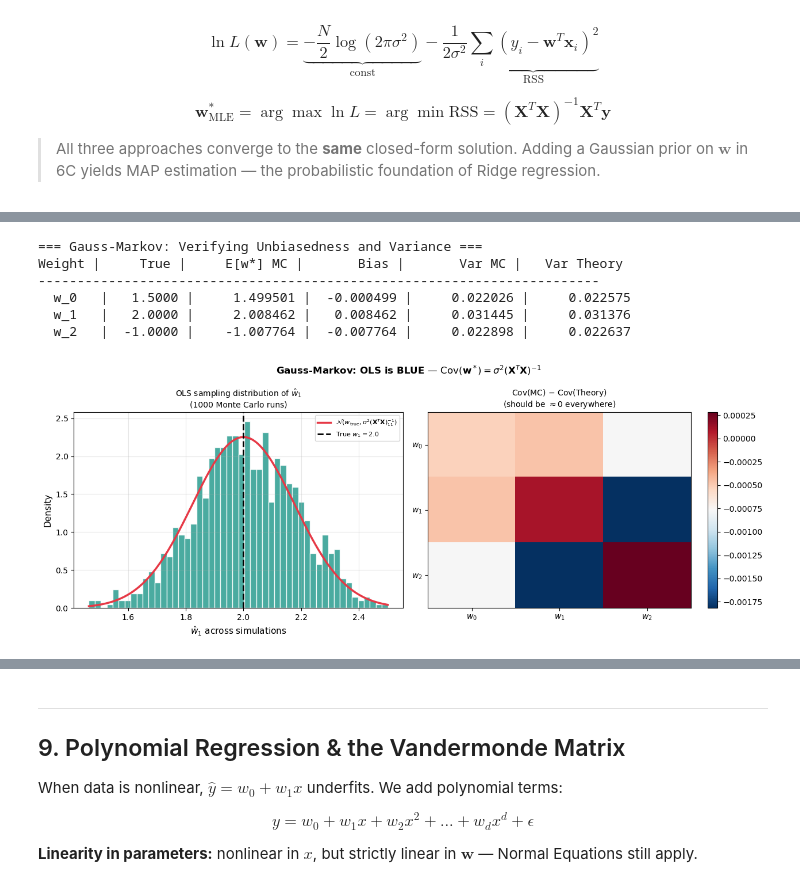
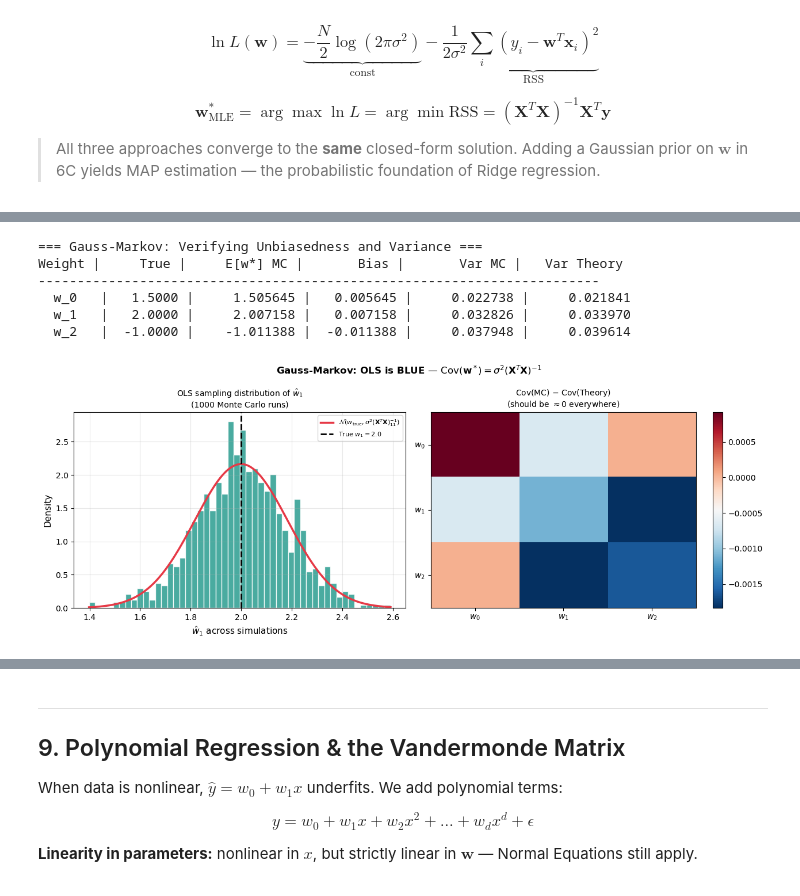
Before and after one commit to matteoguerrucci7-max/Machine-Learning, a Jupyter notebook: 06_linear_regression.ipynb, the cells around one changed output, grey strips where cells are left out. Saved outputs shown, nothing was run; the diff lists cells and outputs as text; code cells hidden in the pictures.

```diff
--- a/06_linear_regression.ipynb
+++ b/06_linear_regression.ipynb
@@ -391,12 +391,12 @@ import numpy as np
 import matplotlib.pyplot as plt
 from scipy.stats import norm as spnorm
 
-np.random.seed(11)
+rng = np.random.default_rng(11)
 N = 40
-x = np.sort(np.random.uniform(0, 4, N))
+x = np.sort(rng.uniform(0, 4, N))
 w_true = np.array([0.5, 1.8])
 sigma  = 0.6
-y = w_true[0] + w_true[1]*x + np.random.normal(0, sigma, N)
+y = w_true[0] + w_true[1]*x + rng.normal(0, sigma, N)
 
 X     = np.column_stack([np.ones(N), x])
 w_mle = np.linalg.inv(X.T@X) @ X.T @ y
@@ -521,17 +533,17 @@ OLS has **minimum variance** among all linear unbiased estimators. $\blacksquare
 import numpy as np
 import matplotlib.pyplot as plt
 
-np.random.seed(42)
+rng = np.random.default_rng(42)
 N_sim = 1000    # Monte Carlo simulations
 N, d  = 30, 2
-X_fixed = np.hstack([np.ones((N,1)), np.random.randn(N,d)])
+X_fixed = np.hstack([np.ones((N,1)), rng.standard_normal((N,d))])
 w_true  = np.array([1.5, 2.0, -1.0])
 sigma   = 0.8
 
 # Collect OLS estimates over many noise realizations
 ols_estimates = []
 for _ in range(N_sim):
-    eps = np.random.normal(0, sigma, N)
+    eps = rng.normal(0, sigma, N)
     y   = X_fixed @ w_true + eps
     w_hat = np.linalg.lstsq(X_fixed, y, rcond=None)[0]
     ols_estimates.append(w_hat)
@@ -554,37 +566,37 @@ for j in range(d+1):
 fig, axes = plt.subplots(1, 2, figsize=(13, 5))
 
 ax = axes[0]
 ax.hist(ols_estimates[:,1], bins=50, color='#2A9D8F', edgecolor='white', alpha=0.85, density=True)
 from scipy.stats import norm as spnorm
 xs = np.linspace(ols_estimates[:,1].min(), ols_estimates[:,1].max(), 300)
 ax.plot(xs, spnorm.pdf(xs, w_true[1], np.sqrt(Cov_theory[1,1])), '#E63946', lw=2.5,
         label=r'$\mathcal{N}(w_{\mathrm{true}}, \sigma^2(\mathbf{X}^T\mathbf{X})^{-1}_{11})$')
 ax.axvline(w_true[1], color='black', lw=2, linestyle='--', label=f'True $w_1={w_true[1]}$')
 ax.set_xlabel('$\\hat{w}_1$ across simulations', fontsize=11)
 ax.set_ylabel('Density', fontsize=11)
 ax.set_title(f'OLS sampling distribution of $\\hat{{w}}_1$\n({N_sim} Monte Carlo runs)', fontsize=10)
 ax.legend(fontsize=8); ax.grid(True, alpha=0.3)
 
 # Covariance matrix comparison
 ax2 = axes[1]
 Cov_mc = np.cov(ols_estimates.T)
 im = ax2.imshow(Cov_mc - Cov_theory, cmap='RdBu_r', aspect='auto')
 plt.colorbar(im, ax=ax2)
 ax2.set_title('Cov(MC) $-$ Cov(Theory)\n(should be $\\approx 0$ everywhere)', fontsize=10)
 ax2.set_xticks([0,1,2]); ax2.set_yticks([0,1,2])
 ax2.set_xticklabels(['$w_0$','$w_1$','$w_2$'])
 ax2.set_yticklabels(['$w_0$','$w_1$','$w_2$'])
 
 plt.suptitle(r'Gauss-Markov: OLS is BLUE — $\text{Cov}(\mathbf{w}^*) = \sigma^2(\mathbf{X}^T\mathbf{X})^{-1}$', fontsize=12, fontweight='bold')
 plt.tight_layout(); plt.show()
 # %% [output]
 === Gauss-Markov: Verifying Unbiasedness and Variance ===
 Weight |     True |     E[w*] MC |       Bias |       Var MC |   Var Theory
 ------------------------------------------------------------------------
-  w_0   |   1.5000 |     1.499501 |  -0.000499 |     0.022026 |     0.022575
-  w_1   |   2.0000 |     2.008462 |   0.008462 |     0.031445 |     0.031376
-  w_2   |  -1.0000 |    -1.007764 |  -0.007764 |     0.022898 |     0.022637
+  w_0   |   1.5000 |     1.505645 |   0.005645 |     0.022738 |     0.021841
+  w_1   |   2.0000 |     2.007158 |   0.007158 |     0.032826 |     0.033970
+  w_2   |  -1.0000 |    -1.011388 |  -0.011388 |     0.037948 |     0.039614
-[figure, old version]
+[figure, new version]
 # %% [markdown]
 ---
 ## 8. Iterative Optimization: Gradient Descent
```
Also changed, not shown: parts of 29 cells of this notebook, 6 other files.
